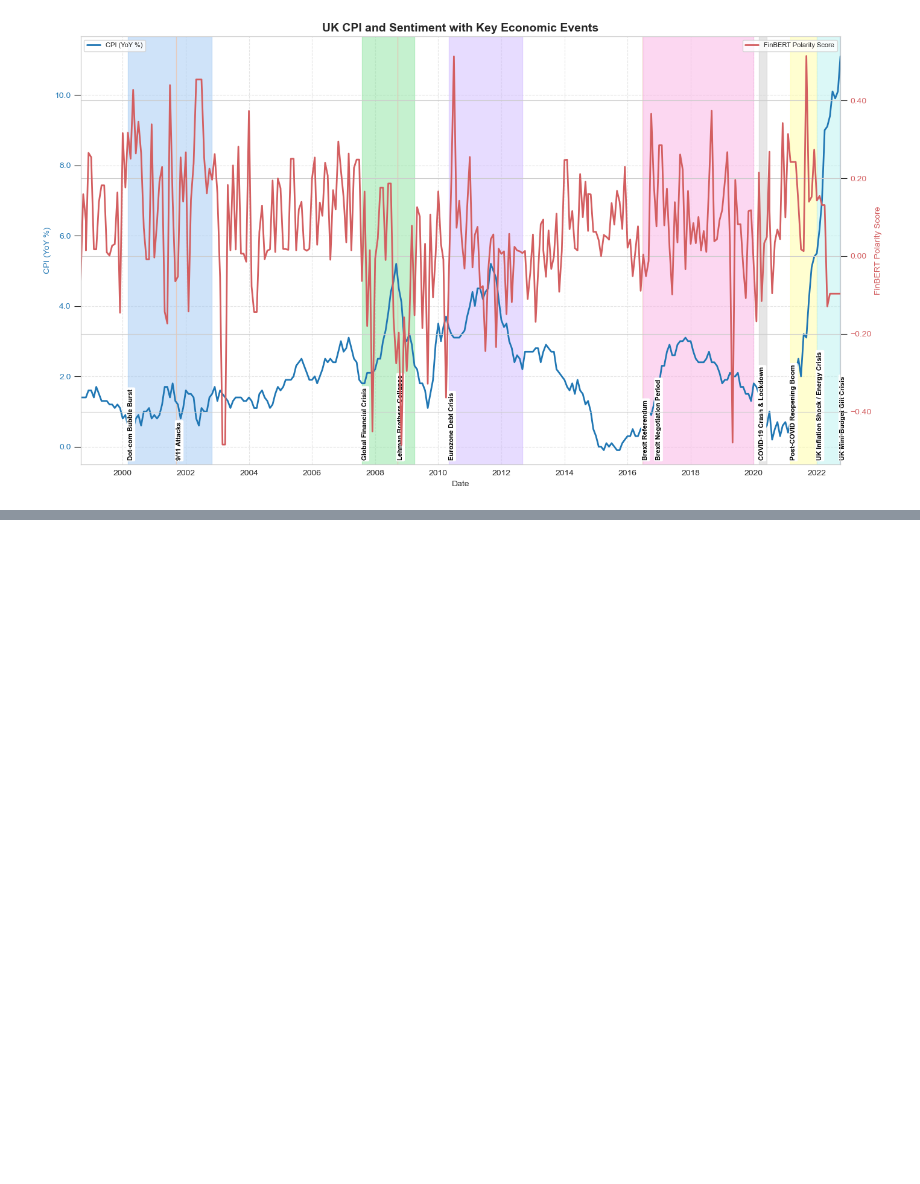
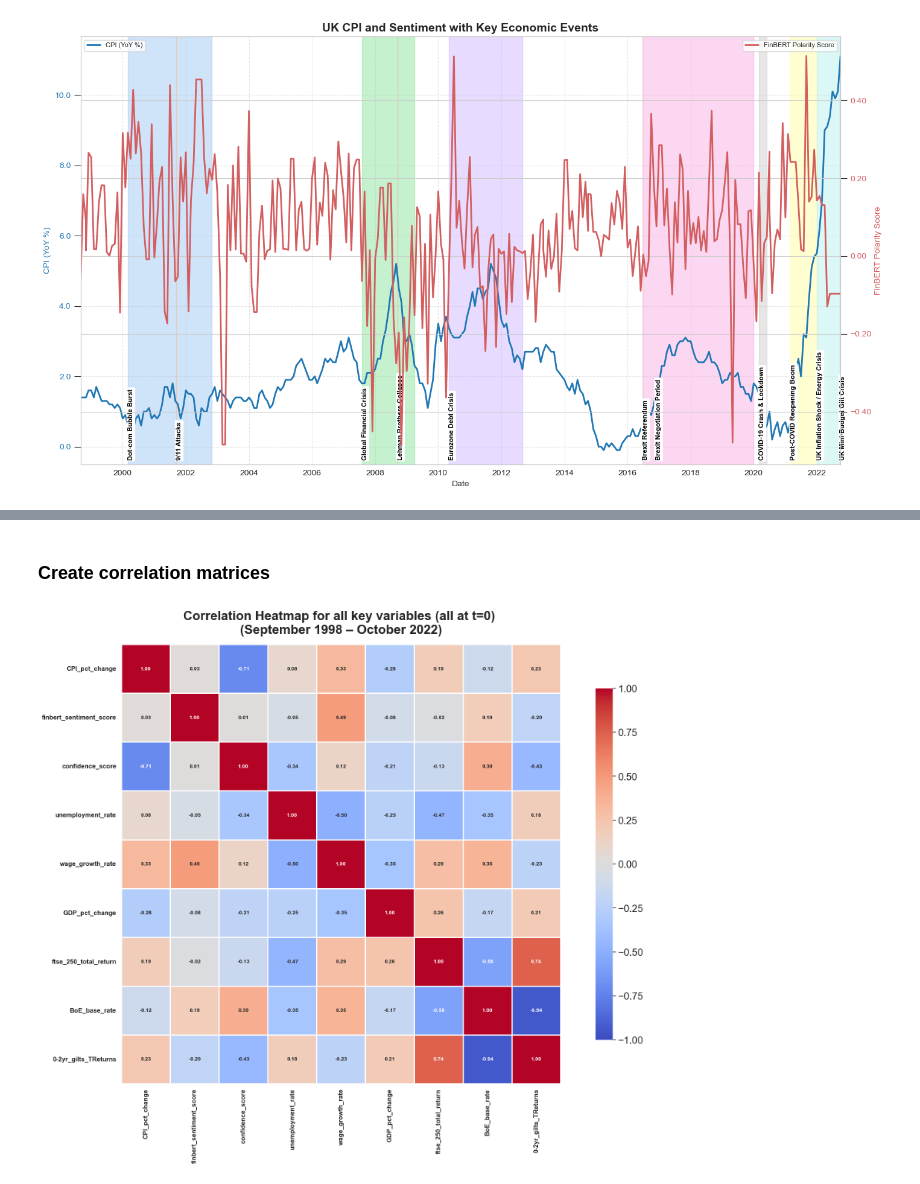
Before and after one commit to gamzebb/group-project, a Jupyter notebook: Inflation (CPI) analysis - sentiment, correlation, predictions.ipynb, the cells around one changed output, grey strips where cells are left out. Cells and saved outputs as stored; diff of their text form; code cells hidden in the pictures; blank space fills up the shorter version.

```diff
--- a/Inflation (CPI) analysis - sentiment, correlation, predictions.ipynb
+++ b/Inflation (CPI) analysis - sentiment, correlation, predictions.ipynb
@@ -225,0 +359,43 @@ plt.show()
+# %% [markdown]
+### Create correlation matrices
+# %%
+# Ensure 'Date' column is datetime
+df_uk_focused['Date'] = pd.to_datetime(df_uk_focused['Date'])
+df_uk_focused['Date'] = pd.to_datetime(df_uk_focused['Date'], format='%d-%m-%y', errors='coerce')
+
+# Filter the DataFrame to 09/1998 – 10/2022
+start_date = "1998-09-01"
+end_date = "2022-10-31"
+filtered_df = df_uk_focused[(df_uk_focused['Date'] >= start_date) & (df_uk_focused['Date'] <= end_date)]
+
+# Select only numeric columns and drop rows with missing values
+numeric_data = filtered_df.select_dtypes(include='number').dropna()
+
+# Calculate the correlation matrix
+correlation_matrix = numeric_data.corr()
+
+# Plot heatmap
+plt.figure(figsize=(20, 15))
+heatmap = sns.heatmap(
+    correlation_matrix,
+    annot=True,
+    fmt=".2f",
+    cmap='coolwarm',
+    linewidths=1,
+    linecolor='white',
+    annot_kws={"size": 10, "weight": "bold"},
+    cbar_kws={"shrink": 0.8},
+    vmin=-1,
+    vmax=1,
+    square=True
+)
+
+plt.title('Correlation Heatmap for all key variables (all at t=0) \n(September 1998 – October 2022)',
+          fontsize=24, fontweight='bold', pad=20)
+plt.xticks(fontsize=12, weight='bold')
+plt.yticks(rotation=0, fontsize=12, weight='bold')
+plt.tight_layout()
+
+plt.show()
+# %% [output]
+[figure, added]
```
Also changed, not shown: parts of 11 cells of this notebook, 2 other files.
